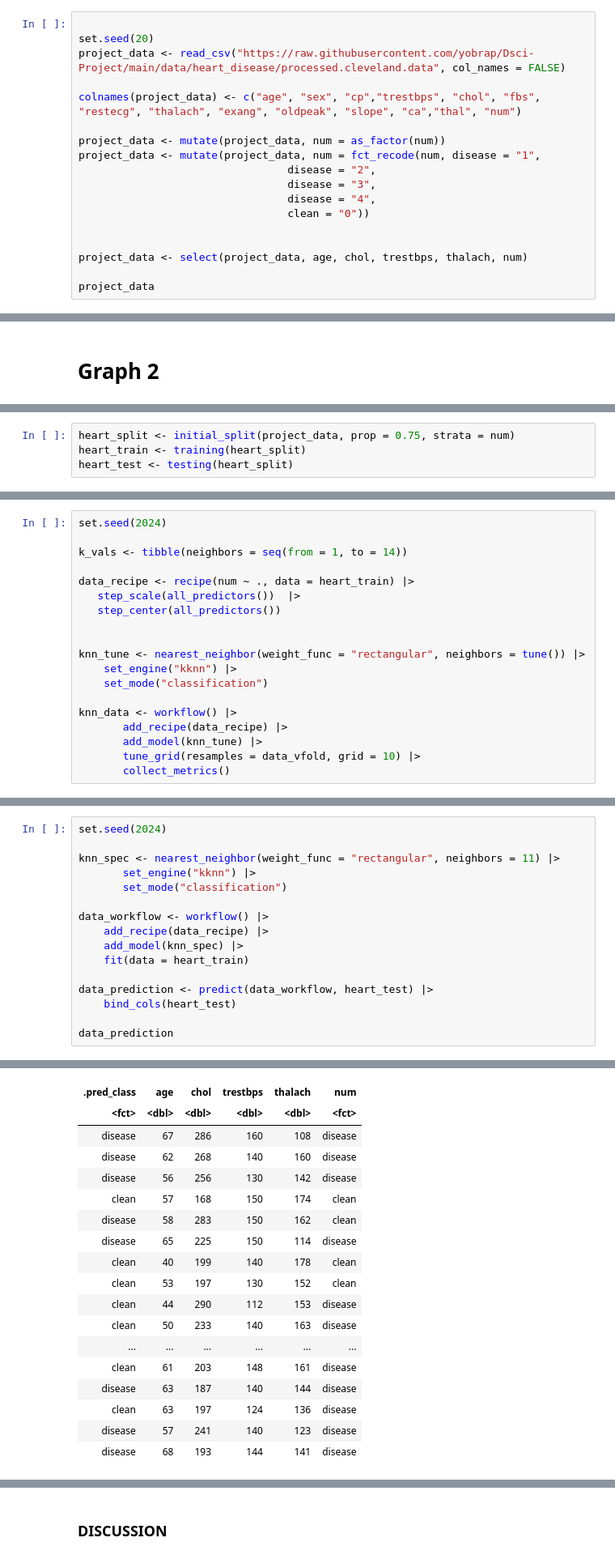
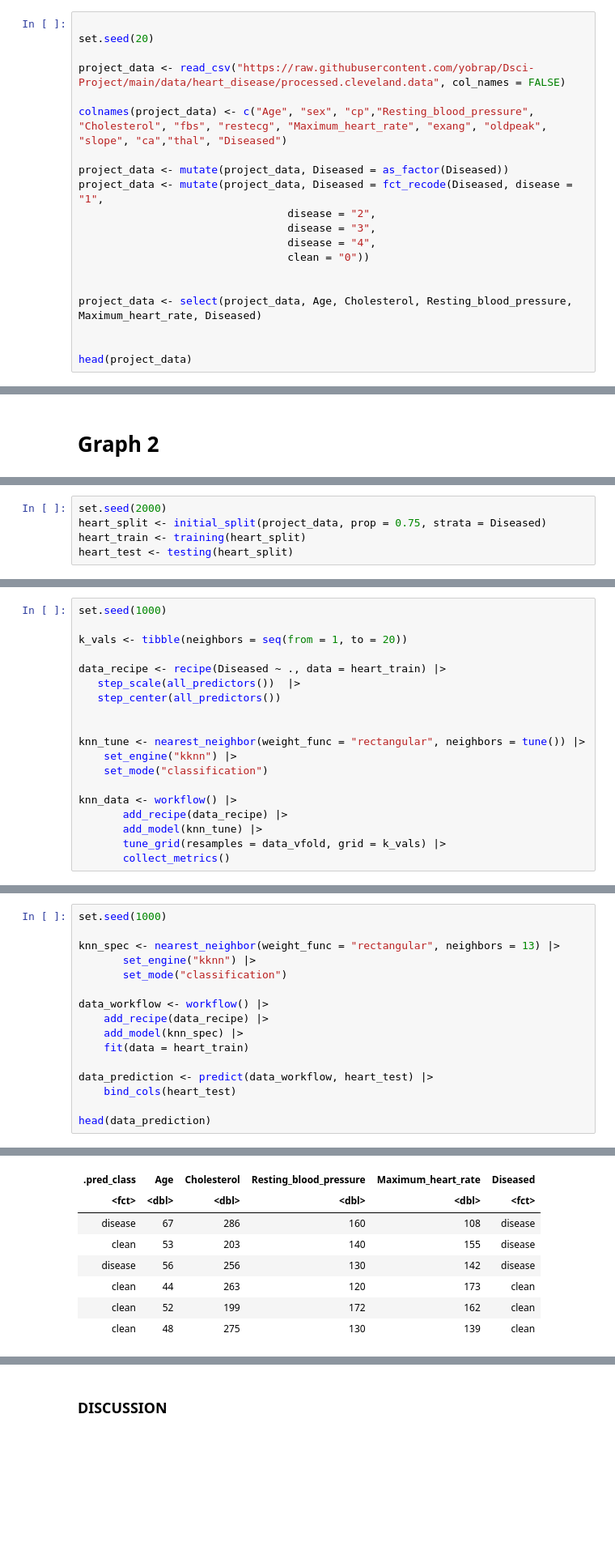
Before and after one commit to yobrap/Dsci-Project, a Jupyter notebook: Project.ipynb, the cells around one changed output, grey strips where cells are left out. Shown at 81% size. Cells and saved outputs as stored; diff of their text form; blank space fills up the shorter version.

```diff
--- a/Project.ipynb
+++ b/Project.ipynb
@@ -17,21 +52,23 @@ I expect to find that the higher the age, cholesterol, and resting blood pressur
 # %%
 
 set.seed(20)
+
 project_data <- read_csv("https://raw.githubusercontent.com/yobrap/Dsci-Project/main/data/heart_disease/processed.cleveland.data", col_names = FALSE)
 
-colnames(project_data) <- c("age", "sex", "cp","trestbps", "chol", "fbs", "restecg", "thalach", "exang", "oldpeak", "slope", "ca","thal", "num")
+colnames(project_data) <- c("Age", "sex", "cp","Resting_blood_pressure", "Cholesterol", "fbs", "restecg", "Maximum_heart_rate", "exang", "oldpeak", "slope", "ca","thal", "Diseased")
 
-project_data <- mutate(project_data, num = as_factor(num))
-project_data <- mutate(project_data, num = fct_recode(num, disease = "1",
+project_data <- mutate(project_data, Diseased = as_factor(Diseased))
+project_data <- mutate(project_data, Diseased = fct_recode(Diseased, disease = "1",
                                  disease = "2",
                                  disease = "3",
                                  disease = "4",
                                  clean = "0"))
 
 
-project_data <- select(project_data, age, chol, trestbps, thalach, num)
+project_data <- select(project_data, Age, Cholesterol, Resting_blood_pressure, Maximum_heart_rate, Diseased)
 
-project_data
+
+head(project_data)
 # %% [output]
 Rows: 303 Columns: 14
 ── Column specification ────────────────────────────────────────────────────────
@@ -107,4 +146,5 @@ This table shows the relationship of heart disease relative to resting blood pre
 # %%
-heart_split <- initial_split(project_data, prop = 0.75, strata = num)
+set.seed(2000)
+heart_split <- initial_split(project_data, prop = 0.75, strata = Diseased)
 heart_train <- training(heart_split)
 heart_test <- testing(heart_split)
@@ -115,9 +159,9 @@ data_vfold <- vfold_cv(heart_train, v = 5, strata = num)
 # %%
-set.seed(2024)
+set.seed(1000)
 
-k_vals <- tibble(neighbors = seq(from = 1, to = 14))
+k_vals <- tibble(neighbors = seq(from = 1, to = 20))
 
-data_recipe <- recipe(num ~ ., data = heart_train) |>
+data_recipe <- recipe(Diseased ~ ., data = heart_train) |>
    step_scale(all_predictors())  |>
    step_center(all_predictors())
 
@@ -129,6 +173,6 @@ knn_tune <- nearest_neighbor(weight_func = "rectangular", neighbors = tune()) |>
 knn_data <- workflow() |>
        add_recipe(data_recipe) |>
        add_model(knn_tune) |>
-       tune_grid(resamples = data_vfold, grid = 10) |>
+       tune_grid(resamples = data_vfold, grid = k_vals) |>
        collect_metrics()
 # %%
@@ -149,7 +199,7 @@ accuracy_versus_k
 # %%
-set.seed(2024)
+set.seed(1000)
 
-knn_spec <- nearest_neighbor(weight_func = "rectangular", neighbors = 11) |>
+knn_spec <- nearest_neighbor(weight_func = "rectangular", neighbors = 13) |>
        set_engine("kknn") |>
        set_mode("classification")
 
@@ -161,5 +211,5 @@ data_workflow <- workflow() |>
 data_prediction <- predict(data_workflow, heart_test) |>
     bind_cols(heart_test)
 
-data_prediction
+head(data_prediction)
 # %% [output]
@@ -167,18 +217,8 @@ A tibble: 76 × 6
-| .pred_class | age | chol | trestbps | thalach | num |
+| .pred_class | Age | Cholesterol | Resting_blood_pressure | Maximum_heart_rate | Diseased |
 | <fct> | <dbl> | <dbl> | <dbl> | <dbl> | <fct> |
 | disease | 67 | 286 | 160 | 108 | disease |
-| disease | 62 | 268 | 140 | 160 | disease |
+| clean | 53 | 203 | 140 | 155 | disease |
 | disease | 56 | 256 | 130 | 142 | disease |
-| clean | 57 | 168 | 150 | 174 | clean |
-| disease | 58 | 283 | 150 | 162 | clean |
-| disease | 65 | 225 | 150 | 114 | disease |
-| clean | 40 | 199 | 140 | 178 | clean |
-| clean | 53 | 197 | 130 | 152 | clean |
-| clean | 44 | 290 | 112 | 153 | disease |
-| clean | 50 | 233 | 140 | 163 | disease |
-| ... | ... | ... | ... | ... | ... |
-| clean | 61 | 203 | 148 | 161 | disease |
-| disease | 63 | 187 | 140 | 144 | disease |
-| clean | 63 | 197 | 124 | 136 | disease |
-| disease | 57 | 241 | 140 | 123 | disease |
-| disease | 68 | 193 | 144 | 141 | disease |
+| clean | 44 | 263 | 120 | 173 | clean |
+| clean | 52 | 199 | 172 | 162 | clean |
+| clean | 48 | 275 | 130 | 139 | clean |
```
Also changed, not shown: parts of 37 cells of this notebook.
